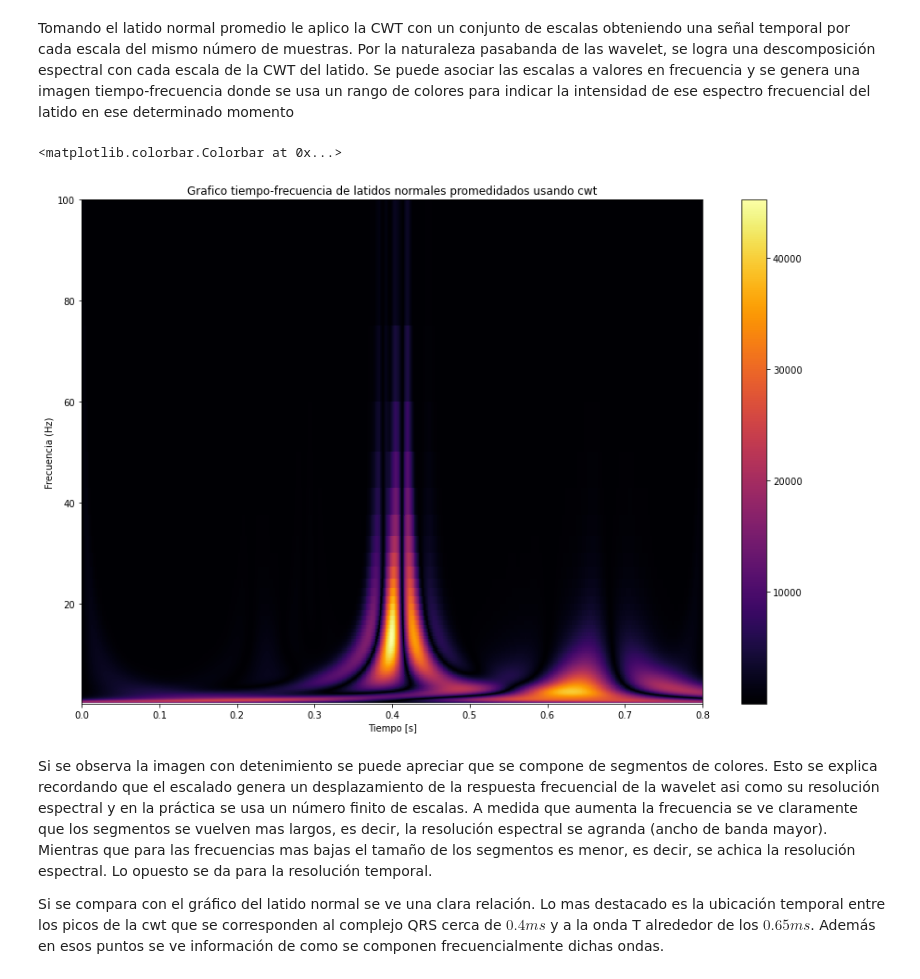
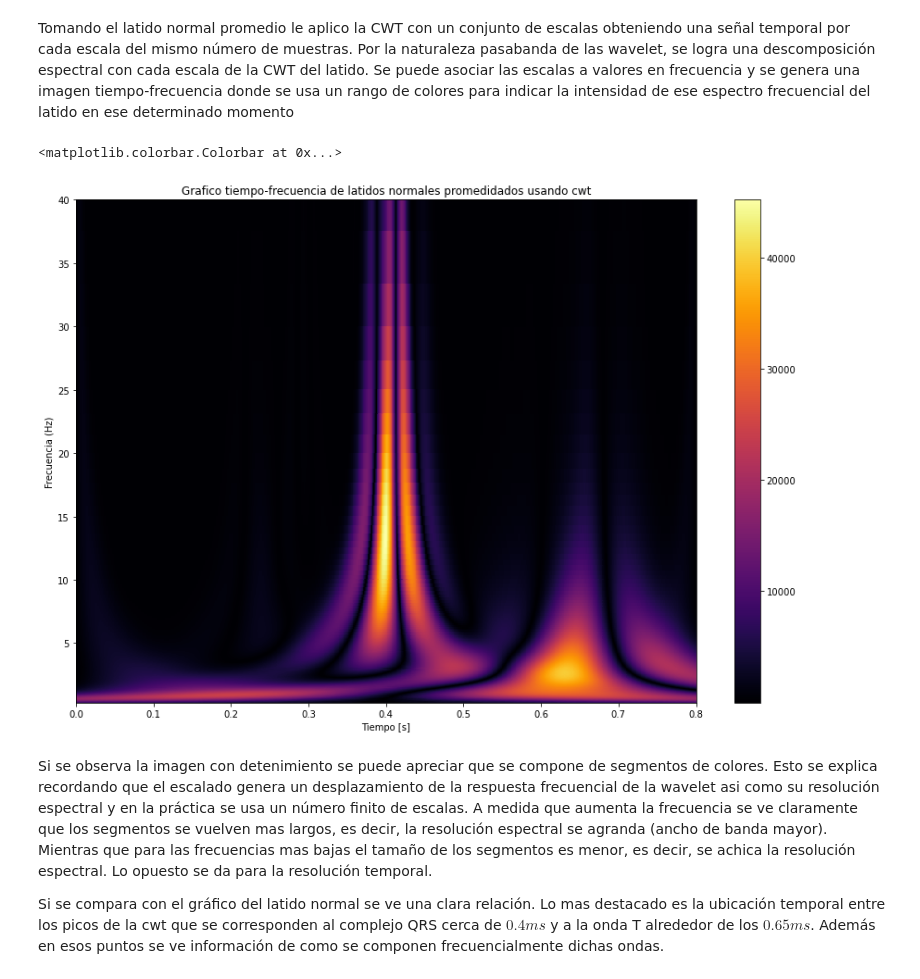
Before and after one commit to Sidorczuk/DSP, a Jupyter notebook: TP-Final.ipynb, the cells around one changed output. Cells and saved outputs as stored; diff of their text form; code cells hidden in the pictures.

```diff
--- a/TP-Final.ipynb
+++ b/TP-Final.ipynb
@@ -77,18 +78,19 @@ Tomando el latido normal promedio le aplico la CWT con un conjunto de escalas ob
 # %%
 # Elección de escalas para usar con la CWT
 widths = np.arange(3, 1000)
 #
 cwtmatr, freqs = pywt.cwt(hb_avg.reshape(N),widths,'gaus2',sampling_period=Ts)
 t = np.linspace(start=0, stop=N*Ts, num=N)
 plt.figure(figsize=(15, 10))
 plt.pcolormesh(t, freqs, abs(cwtmatr), cmap = "inferno")
 plt.title('Grafico tiempo-frecuencia de latidos normales promedidados usando cwt')
 plt.ylabel('Frecuencia (Hz)')
 plt.xlabel('Tiempo [s]')
+plt.ylim(top=40)
 plt.colorbar()
 # %% [output]
 <matplotlib.colorbar.Colorbar at 0x...>
-[figure, old version]
+[figure, new version]
 # %% [markdown]
 Si se observa la imagen con detenimiento se puede apreciar que se compone de segmentos de colores. Esto se explica recordando que el escalado genera un desplazamiento de la respuesta frecuencial de la wavelet asi como su resolución espectral y en la práctica se usa un número finito de escalas. A medida que aumenta la frecuencia se ve claramente que los segmentos se vuelven mas largos, es decir, la resolución espectral se agranda (ancho de banda mayor). Mientras que para las frecuencias mas bajas el tamaño de los segmentos es menor, es decir, se achica la resolución espectral. Lo opuesto se da para la resolución temporal.
 
```
Also changed, not shown: parts of 20 cells of this notebook.
